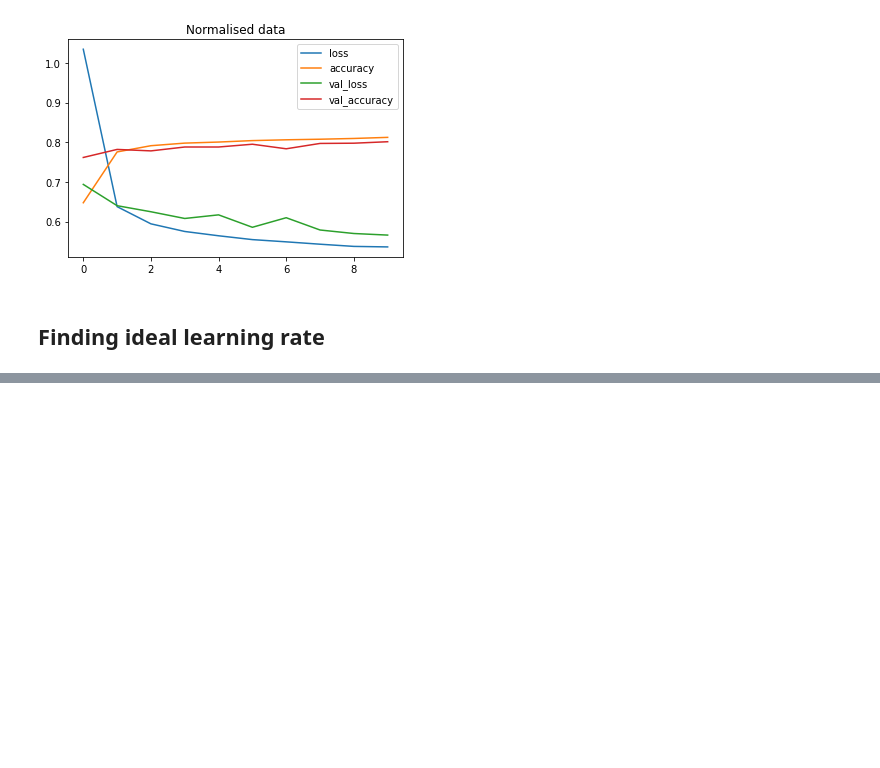
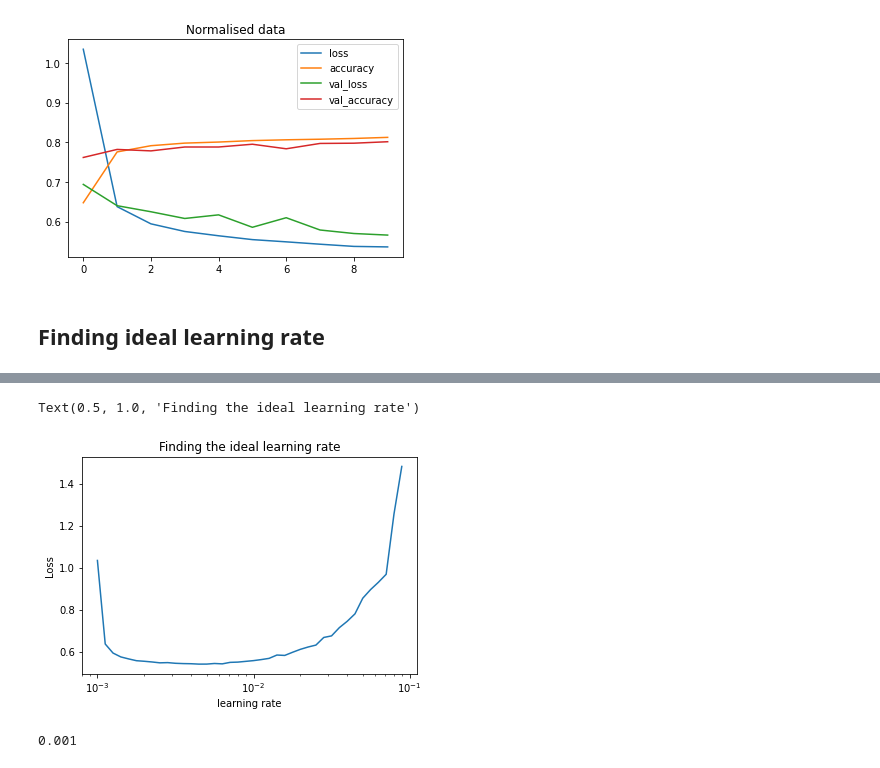
Before and after one commit to krishnamenon215/Tensorflow, a Jupyter notebook: 02_neural_network_classification_in_tensorflow.ipynb, the cells around one changed output, grey strips where cells are left out. Cells and saved outputs as stored; diff of their text form; code cells hidden in the pictures; blank space fills up the shorter version.

```diff
--- a/02_neural_network_classification_in_tensorflow.ipynb
+++ b/02_neural_network_classification_in_tensorflow.ipynb
@@ -1232,7 +1223,7 @@ lr_scheduler = tf.keras.callbacks.LearningRateScheduler(lambda epoch: 1e-3 * 10*
 
 
 #4.Fit the model
-norm_history=model_13.fit(train_data_norm,train_labels,
+find_lr_history=model_13.fit(train_data_norm,train_labels,
                               epochs=40,
                               validation_data=(test_data_norm,test_labels),
                           callbacks=[lr_scheduler])
@@ -1256,0 +1248,16 @@ Epoch 12/40
+# %%
+#Plot learning rate decay curve
+import numpy as np
+import matplotlib.pyplot as plot
+lrs =1e-3 * (10**(tf.range(40)/20))
+plt.semilogx(lrs,find_lr_history.history["loss"])
+plt.xlabel("learning rate")
+plt.ylabel("Loss")
+plt.title("Finding the ideal learning rate")
+# %% [output]
+Text(0.5, 1.0, 'Finding the ideal learning rate')
+[figure, added]
+# %%
+10**-3
+# %% [output]
+0.001
```
Also changed, not shown: parts of 50 cells of this notebook.
